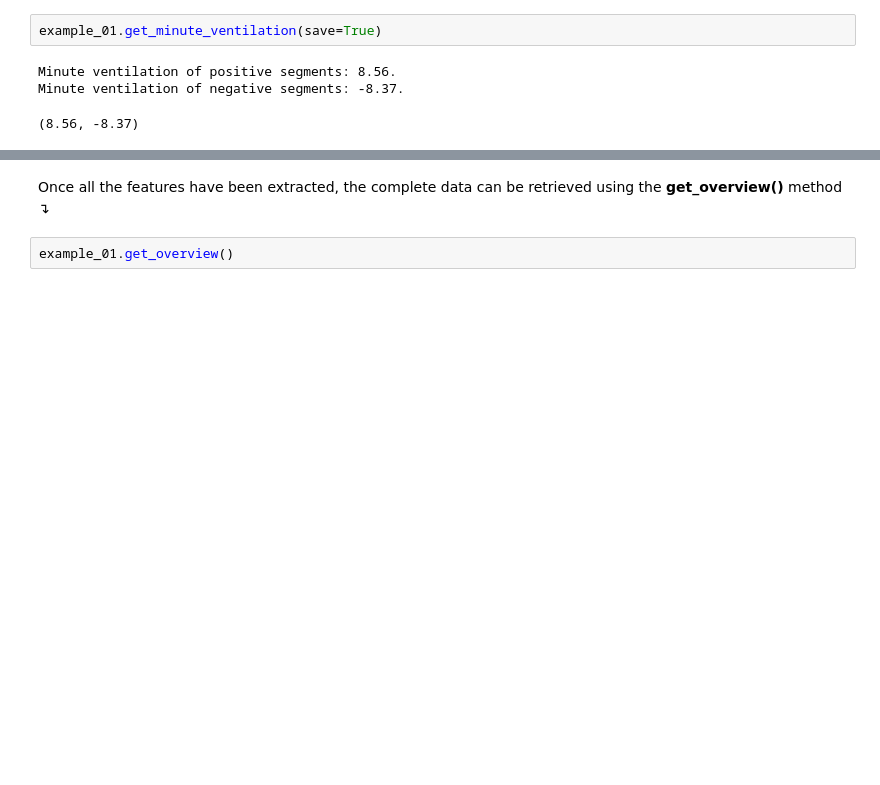
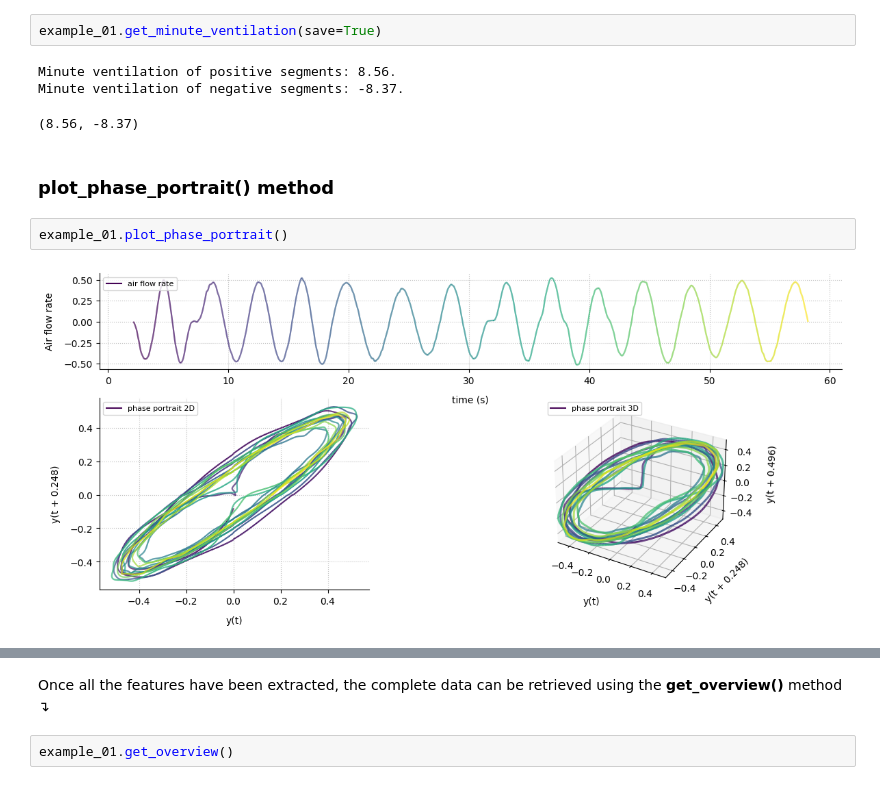
Before and after one commit to tcoustillet/pybreathe, a Jupyter notebook: examples/example.ipynb, the cells around one changed output, grey strips where cells are left out. Cells and saved outputs as stored; diff of their text form; blank space fills up the shorter version.

Commit message:
update example: phase portrait plot added

```diff
--- a/examples/example.ipynb
+++ b/examples/example.ipynb
@@ -328,3 +328,9 @@ example_01.get_minute_ventilation(save=True)
 Minute ventilation of positive segments: 8.56.
 Minute ventilation of negative segments: -8.37.
 (8.56, -8.37)
+# %% [markdown]
+### plot_phase_portrait() method
+# %%
+example_01.plot_phase_portrait()
+# %% [output]
+[figure, added]
```
Also changed, not shown: parts of 19 cells of this notebook.
